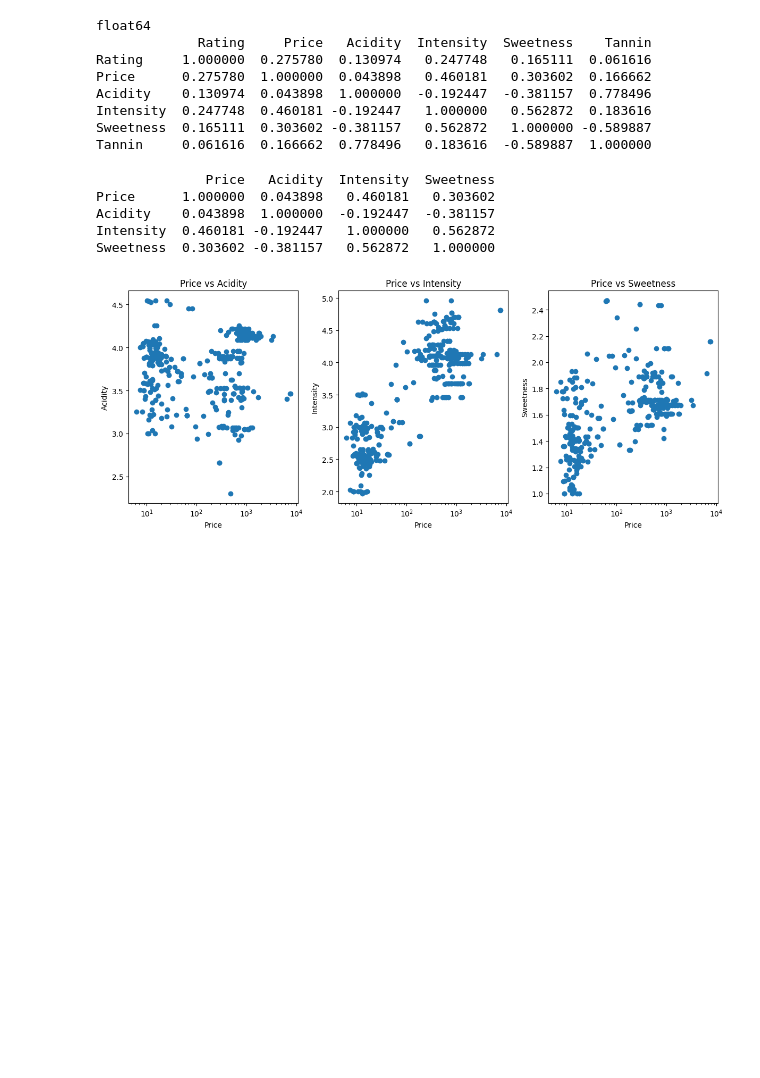
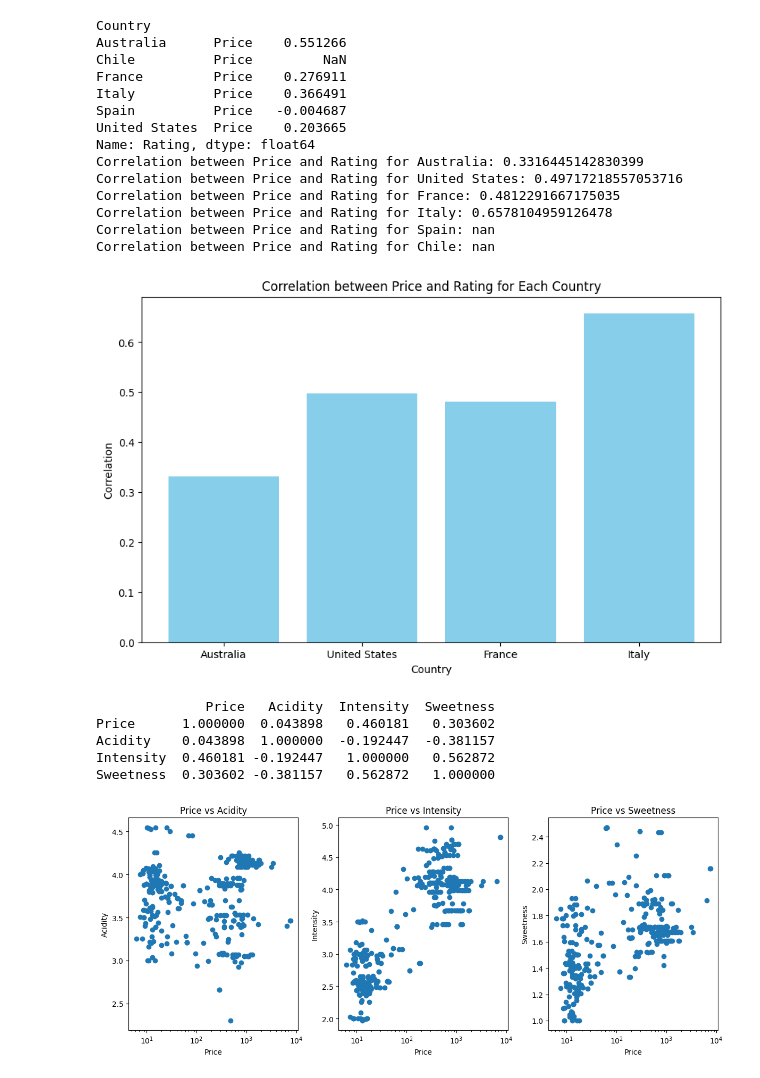
Before and after one commit to trashpanda-ai/In-Vino-Veritas, a Jupyter notebook: drafts/plots.ipynb, the cells around one changed output. Cells and saved outputs as stored; diff of their text form; code cells hidden in the pictures; blank space fills up the shorter version.

Commit message:
Correlation between price and rating by country

```diff
--- a/drafts/plots.ipynb
+++ b/drafts/plots.ipynb
@@ -76,19 +76,54 @@ for y in range(2):       # y range is the number of grape types (up to 200)
                 wine_df = pd.concat([wine_df, temp_df], ignore_index=True)
             except:
                     pass
-# %%
-
-correlation_matrix = wine_df.select_dtypes(include=np.float64).corr()
-print(correlation_matrix)
-# %% [output]
-float64
-             Rating     Price   Acidity  Intensity  Sweetness    Tannin
-Rating     1.000000  0.275780  0.130974   0.247748   0.165111  0.061616
-Price      0.275780  1.000000  0.043898   0.460181   0.303602  0.166662
-Acidity    0.130974  0.043898  1.000000  -0.192447  -0.381157  0.778496
-Intensity  0.247748  0.460181 -0.192447   1.000000   0.562872  0.183616
-Sweetness  0.165111  0.303602 -0.381157   0.562872   1.000000 -0.589887
-Tannin     0.061616  0.166662  0.778496   0.183616  -0.589887  1.000000
+# %%
+#Solution with '0' reviews included
+correlations_by_country = wine_df.groupby('Country')[['Price', 'Rating']].corr().iloc[0::2, -1]
+print(correlations_by_country)
+
+#Solution without '0' reviews
+# Create a dictionary to store correlation values for each country
+correlation_dict = {}
+distinct_countries = wine_df['Country'].unique()
+# Calculate for each distinct country
+for country in distinct_countries:
+    # Select a specific country (e.g., 'France')
+    selected_country = country
+    country_data = wine_df[wine_df['Country'] == selected_country]
+
+    asd=country_data.replace(0,np.NaN)
+
+
+    # Check the correlation between 'Price' and 'Rating' for the selected country
+    correlation = asd['Price'].corr(asd['Rating'])
+    correlation_dict[country] = correlation
+
+    # Display the correlation for the selected country
+    print(f"Correlation between Price and Rating for {selected_country}: {correlation}")
+correlation_df = pd.DataFrame(list(correlation_dict.items()), columns=['Country', 'Correlation'])
+# Plot the bar chart
+plt.figure(figsize=(10, 6))
+plt.bar(correlation_df['Country'], correlation_df['Correlation'], color='skyblue')
+plt.xlabel('Country')
+plt.ylabel('Correlation')
+plt.title('Correlation between Price and Rating for Each Country')
+plt.show()
+# %% [output]
+Country
+Australia      Price    0.551266
+Chile          Price         NaN
+France         Price    0.276911
+Italy          Price    0.366491
+Spain          Price   -0.004687
+United States  Price    0.203665
+Name: Rating, dtype: float64
+Correlation between Price and Rating for Australia: 0.3316445142830399
+Correlation between Price and Rating for United States: 0.49717218557053716
+Correlation between Price and Rating for France: 0.4812291667175035
+Correlation between Price and Rating for Italy: 0.6578104959126478
+Correlation between Price and Rating for Spain: nan
+Correlation between Price and Rating for Chile: nan
+[figure, added]
 # %%
 
 correlation_matrix = wine_df[['Price', 'Acidity', 'Intensity', 'Sweetness']].corr()
```
